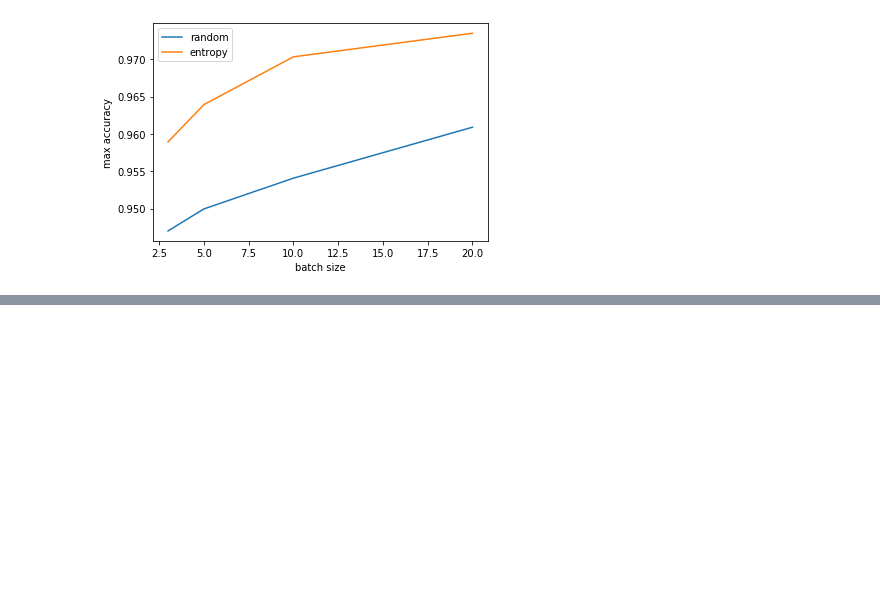
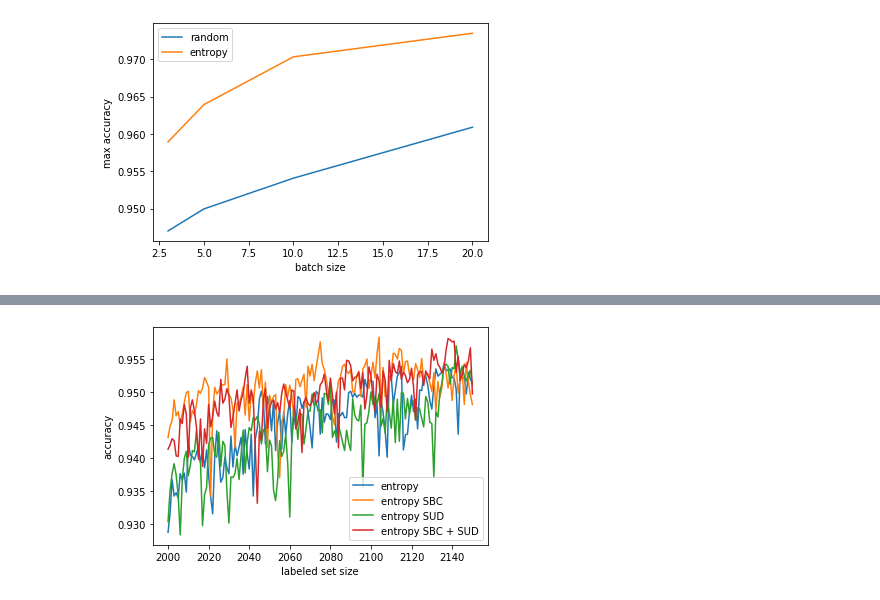
Before and after one commit to nibydlo/Thesis, a Jupyter notebook: first_impl/UncertaintyAL.ipynb, the cells around one changed output, grey strips where cells are left out. Cells and saved outputs as stored; diff of their text form; code cells hidden in the pictures; blank space fills up the shorter version.

```diff
--- a/first_impl/UncertaintyAL.ipynb
+++ b/first_impl/UncertaintyAL.ipynb
@@ -705,0 +833,9 @@ plt.show()
+# %%
+sud_stat = []
+for i in range(5):
+    sud_stat.append(run_AL_SUD(query_entropy_sub, create_sequential_model, reshape_mnist, score_sequential,
+                        x_train_mnist,
+                        y_train_mnist,
+                        x_test_mnist,
+                        y_test_mnist,
+                        2000, 1, 150))
@@ -705,0 +889,30 @@ plt.show()
+# %%
+entropy_sbc_sub_mnist = run_AL_SBC_SUD(query_entropy_sub, create_sequential_model, reshape_mnist, score_sequential,
+                    x_train_mnist,
+                    y_train_mnist,
+                    x_test_mnist,
+                    y_test_mnist,
+                    2000, 1, 150)
+# %%
+xs_entropy = [e[0] for e in final_stat['entropy'][2000][0]]
+ys_entropy = [e[1] for e in final_stat['entropy'][2000][0]]
+plt.plot(xs_entropy, ys_entropy, label='entropy')
+
+xs_entropy_sbc = [e[0] for e in entropy_sbc_mnist]
+ys_entropy_sbc = [e[1] for e in entropy_sbc_mnist]
+plt.plot(xs_entropy_sbc, ys_entropy_sbc, label='entropy SBC')
+
+xs_entropy_sub = [e[0] for e in entropy_sub_mnist]
+ys_entropy_sub = [e[1] for e in entropy_sub_mnist]
+plt.plot(xs_entropy_sub, ys_entropy_sub, label='entropy SUD')
+
+xs_entropy_sbc_sud = [e[0] for e in entropy_sbc_sub_mnist]
+ys_entropy_sbc_sud = [e[1] for e in entropy_sbc_sub_mnist]
+plt.plot(xs_entropy_sbc_sud, ys_entropy_sbc_sud, label='entropy SBC + SUD')
+
+plt.xlabel('labeled set size')
+plt.ylabel('accuracy')
+plt.legend()
+plt.show()
+# %% [output]
+[figure, added]
```
Also changed, not shown: parts of 30 cells of this notebook.
